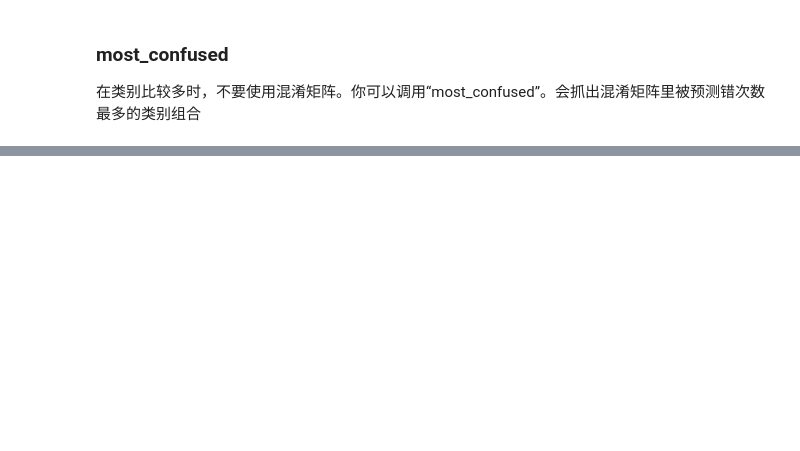
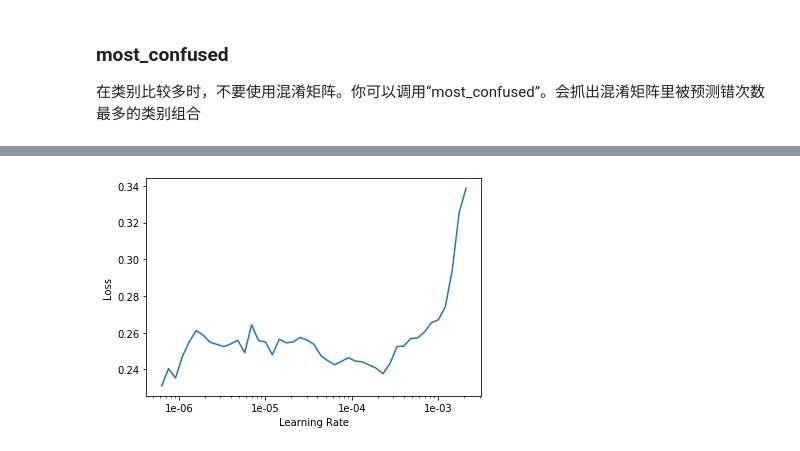
Before and after one commit to stemgene/fastai2019, a Jupyter notebook: Lesson1.ipynb, the cells around one changed output, grey strips where cells are left out. Cells and saved outputs as stored; diff of their text form; code cells hidden in the pictures; blank space fills up the shorter version.

```diff
--- a/Lesson1.ipynb
+++ b/Lesson1.ipynb
@@ -248,0 +249,3 @@ Since our model is working as we expect it to, we will unfreeze our model and tr
+# %%
+learn.unfreeze()  # train the whole model.
+learn.fit_one_cycle(1)
@@ -248,0 +268,2 @@ Since our model is working as we expect it to, we will unfreeze our model and tr
+# %%
+learn.load('stage-1')
@@ -248,0 +297,4 @@ Since our model is working as we expect it to, we will unfreeze our model and tr
+# %%
+learn.recorder.plot()
+# %% [output]
+[figure, added]
```
Also changed, not shown: parts of 17 cells of this notebook.
